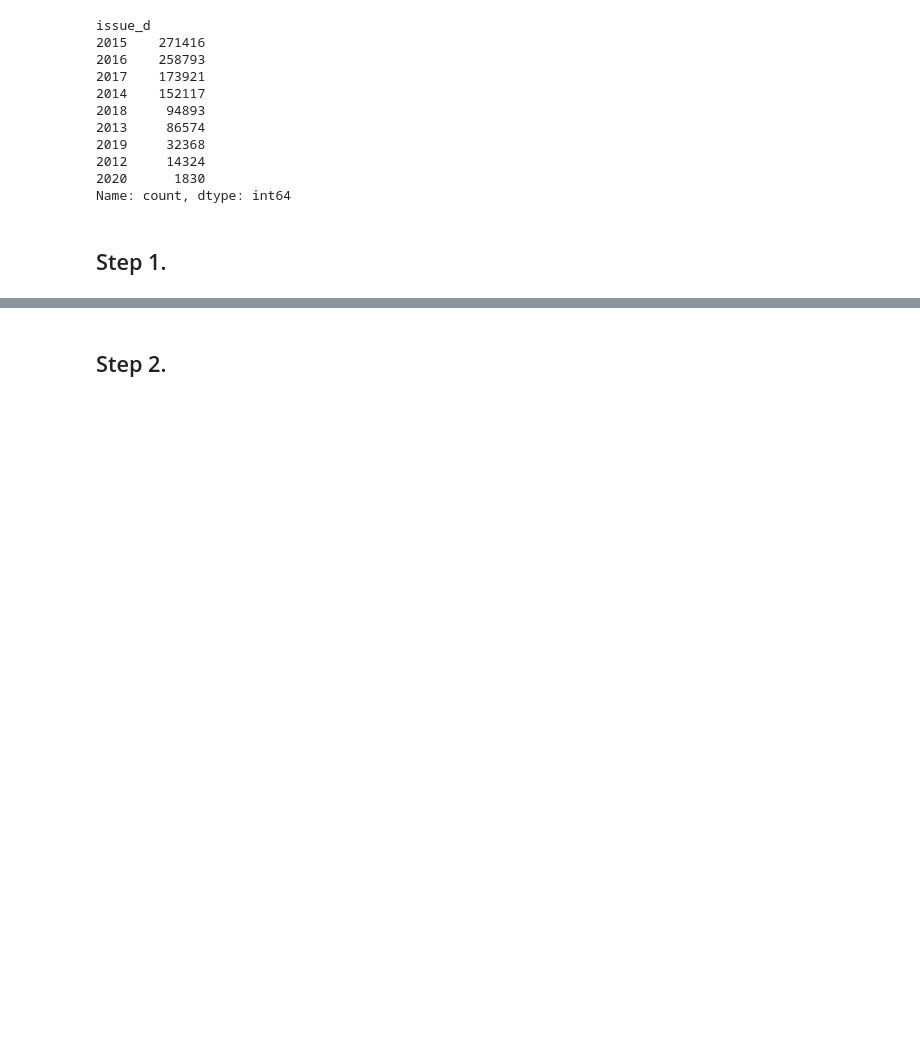
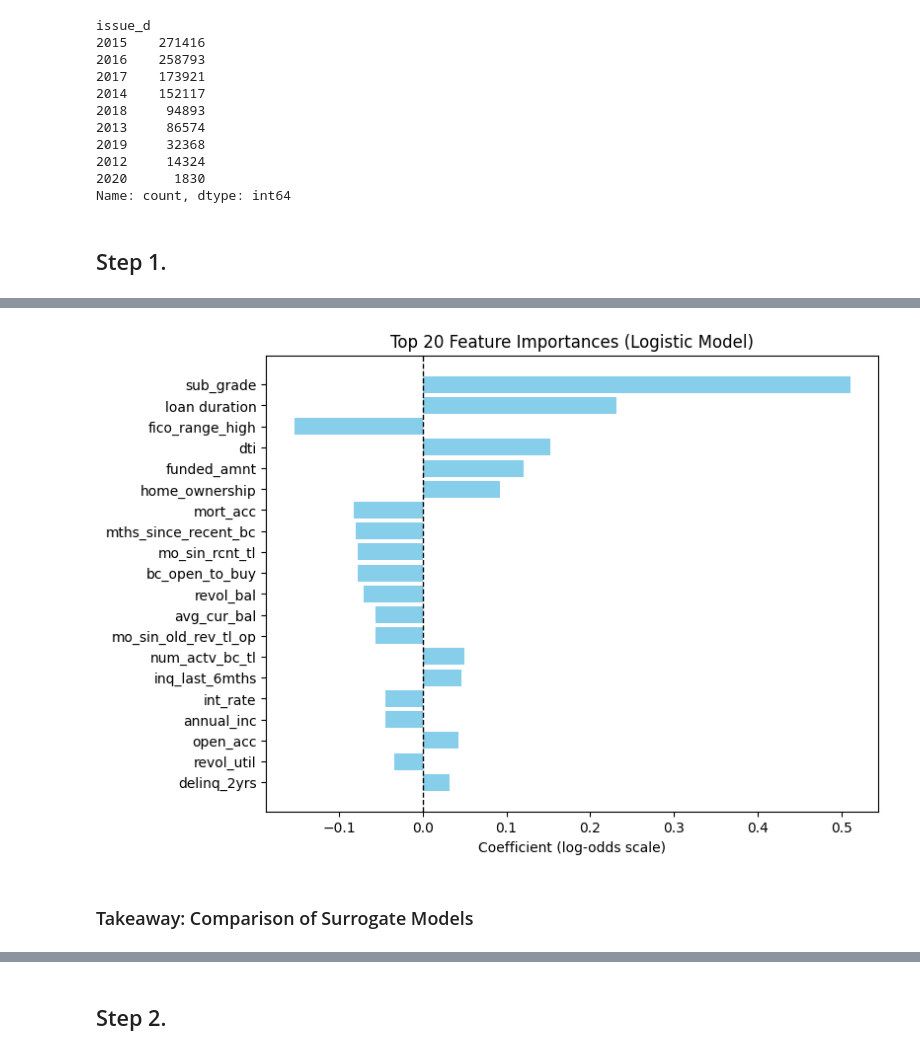
Before and after one commit to DENGDixin/isaf-g2, a Jupyter notebook: project.ipynb, the cells around one changed output, grey strips where cells are left out. Drawn from its saved outputs; the diff is of its cells as text; code cells hidden in the pictures; blank space fills up the shorter version.

Commit message:
step_1_final

```diff
--- a/project.ipynb
+++ b/project.ipynb
@@ -161,0 +338,25 @@ Name: count, dtype: int64
+# %%
+scaler = pipeline.named_steps["scaler"]
+model = pipeline.named_steps["model"]
+
+coef_plot = model.coef_
+
+feature_names = X_train.columns
+
+sorted_idx = np.argsort(np.abs(coef_plot))[::-1]
+top_n = 20
+top_idx = sorted_idx[:top_n]
+top_features = [feature_names[i] for i in top_idx]
+top_coefs = coef_plot[top_idx]
+
+plt.figure(figsize=(8, 6))
+plt.barh(top_features, top_coefs, color="skyblue")
+plt.axvline(0, color="k", linestyle="--", linewidth=1)
+plt.xlabel("Coefficient (log-odds scale)")
+plt.title(f"Top {top_n} Feature Importances (Logistic Model)")
+plt.gca().invert_yaxis()
+plt.show()
+# %% [output]
+[figure, added]
+# %% [markdown]
+### Takeaway: Comparison of Surrogate Models
```
Also changed, not shown: parts of 15 cells of this notebook.
